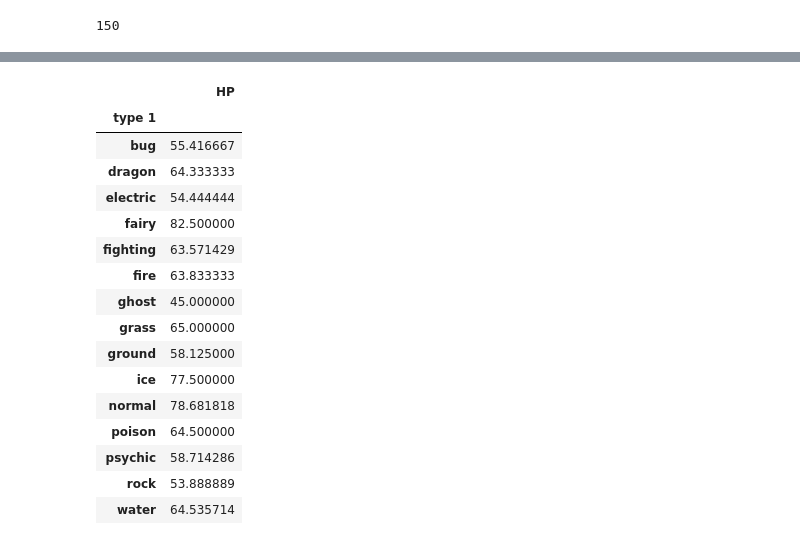
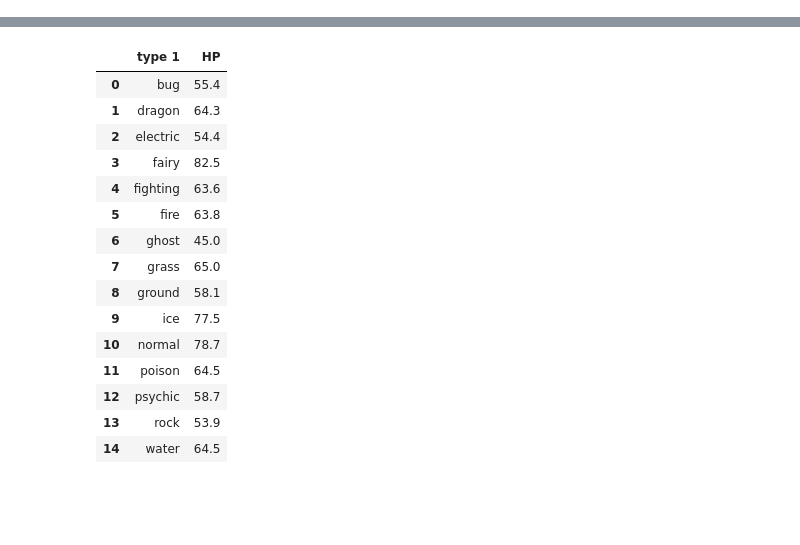
Before and after one commit to Bama-Jamma/Group_Project_1, a Jupyter notebook: PokePy/PokeProj1Start.ipynb, the cells around one changed output, grey strips where cells are left out. Saved outputs shown, nothing was run; the diff lists cells and outputs as text; code cells hidden in the pictures; blank space fills up the shorter version.

```diff
--- a/PokePy/PokeProj1Start.ipynb
+++ b/PokePy/PokeProj1Start.ipynb
@@ -6,16 +6,13 @@ import matplotlib.pyplot as plt
 from pprint import pprint
 import numpy as np
 # %%
-
 d = pd.DataFrame(dict)
 
 #How many number of pokemon do you want
 y = 150
 
 for x in range(1,y+1):
-    id = x
-    url = f"https://pokeapi.co/api/v2/pokemon/{id}/"
-    r = requests.get(url).json()
+    r = requests.get(f"https://pokeapi.co/api/v2/pokemon/{x}/").json()
     i = r["id"]
     d.loc[x,"id"] = i
     n = r["name"]
@@ -34,32 +31,5 @@ for x in range(1,y+1):
     w = r["weight"]
     d.loc[x,"weight"] = w
 
-    m1 = r["moves"][0]["move"]["name"]
-    d.loc[x,"move 1"] = m1
-    try:
-        m2 = r["moves"][1]["move"]["name"]
-        d.loc[x,"move 2"] = m2
-    except IndexError:
-        d.loc[x,"move 2"] = "na"
-    try:
-        m3 = r["moves"][2]["move"]["name"]
-        d.loc[x,"move 3"] = m3
-    except IndexError:
-        d.loc[x,"move 3"] = "na"
-    try:
-        m4 = r["moves"][3]["move"]["name"]
-        d.loc[x,"move 4"] = m4
-    except IndexError:
-        d.loc[x,"move 4"] = "na"
-    try:
-        m5 = r["moves"][4]["move"]["name"]
-        d.loc[x,"move 5"] = m5
-    except IndexError:
-        d.loc[x,"move 5"] = "na"
-    try:
-        m6 = r["moves"][5]["move"]["name"]
-        d.loc[x,"move 6"] = m6
-    except IndexError:
-        d.loc[x,"move 6"] = "na"
-d
+d.head(20)
 # %% [output]
@@ -116,10 +53,6 @@ newt1 = d["type 1"].unique()
-# %%
-d["type 1"].count()
-# %% [output]
-150
 # %%
 d1 = pd.DataFrame(d.groupby(["type 1"])["HP"].mean())
-
-d1.info()
-d1
+d2 = d1.reset_index()
+d2["HP"] = round(d2["HP"],1)
+d2
 # %% [output]
@@ -134,17 +59,16 @@ memory usage: 240.0+ bytes
-|  | HP |
-| type 1 |  |
-| bug | 55.416667 |
-| dragon | 64.333333 |
-| electric | 54.444444 |
-| fairy | 82.500000 |
-| fighting | 63.571429 |
-| fire | 63.833333 |
-| ghost | 45.000000 |
-| grass | 65.000000 |
-| ground | 58.125000 |
-| ice | 77.500000 |
-| normal | 78.681818 |
-| poison | 64.500000 |
-| psychic | 58.714286 |
-| rock | 53.888889 |
-| water | 64.535714 |
+|  | type 1 | HP |
+| 0 | bug | 55.4 |
+| 1 | dragon | 64.3 |
+| 2 | electric | 54.4 |
+| 3 | fairy | 82.5 |
+| 4 | fighting | 63.6 |
+| 5 | fire | 63.8 |
+| 6 | ghost | 45.0 |
+| 7 | grass | 65.0 |
+| 8 | ground | 58.1 |
+| 9 | ice | 77.5 |
+| 10 | normal | 78.7 |
+| 11 | poison | 64.5 |
+| 12 | psychic | 58.7 |
+| 13 | rock | 53.9 |
+| 14 | water | 64.5 |
```
Also changed, not shown: parts of 13 cells of this notebook.
